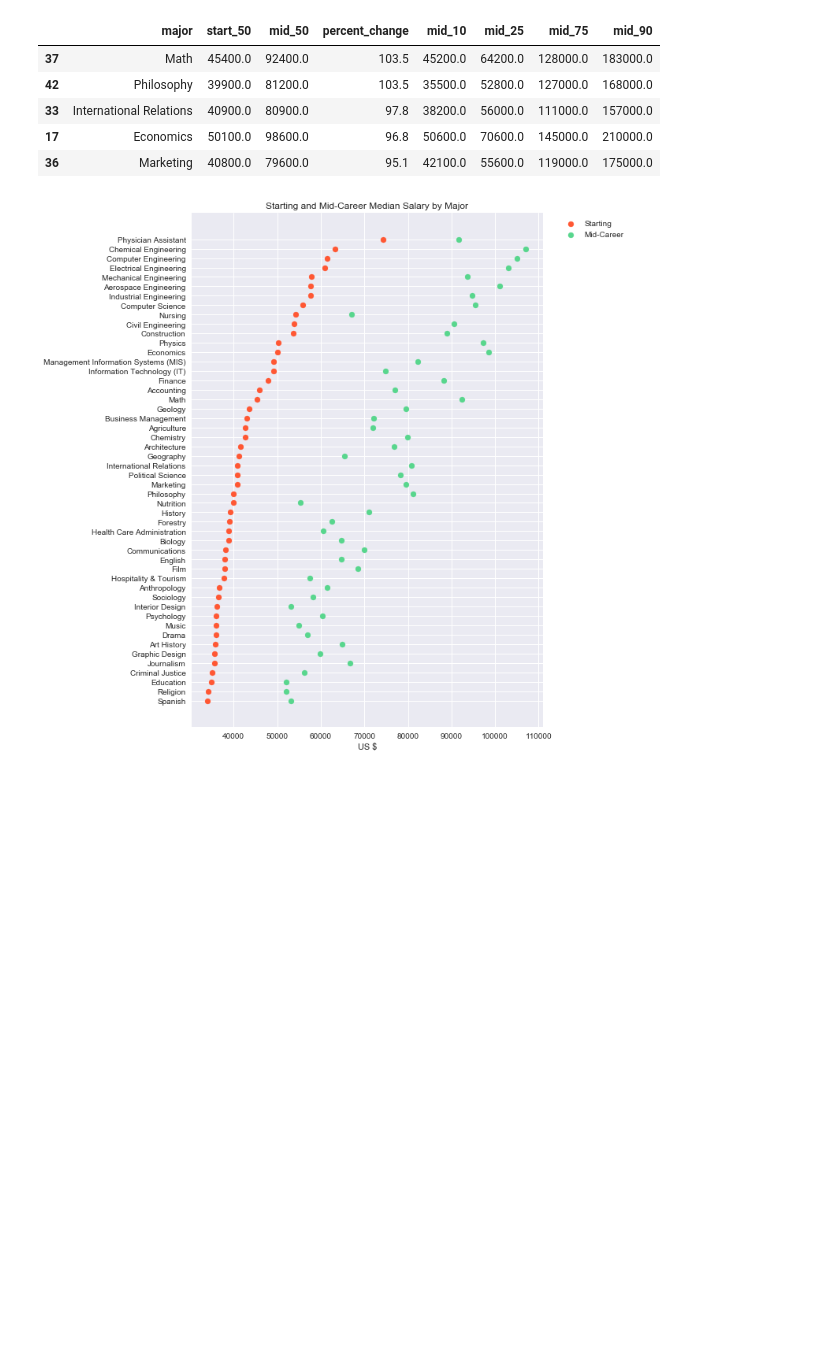
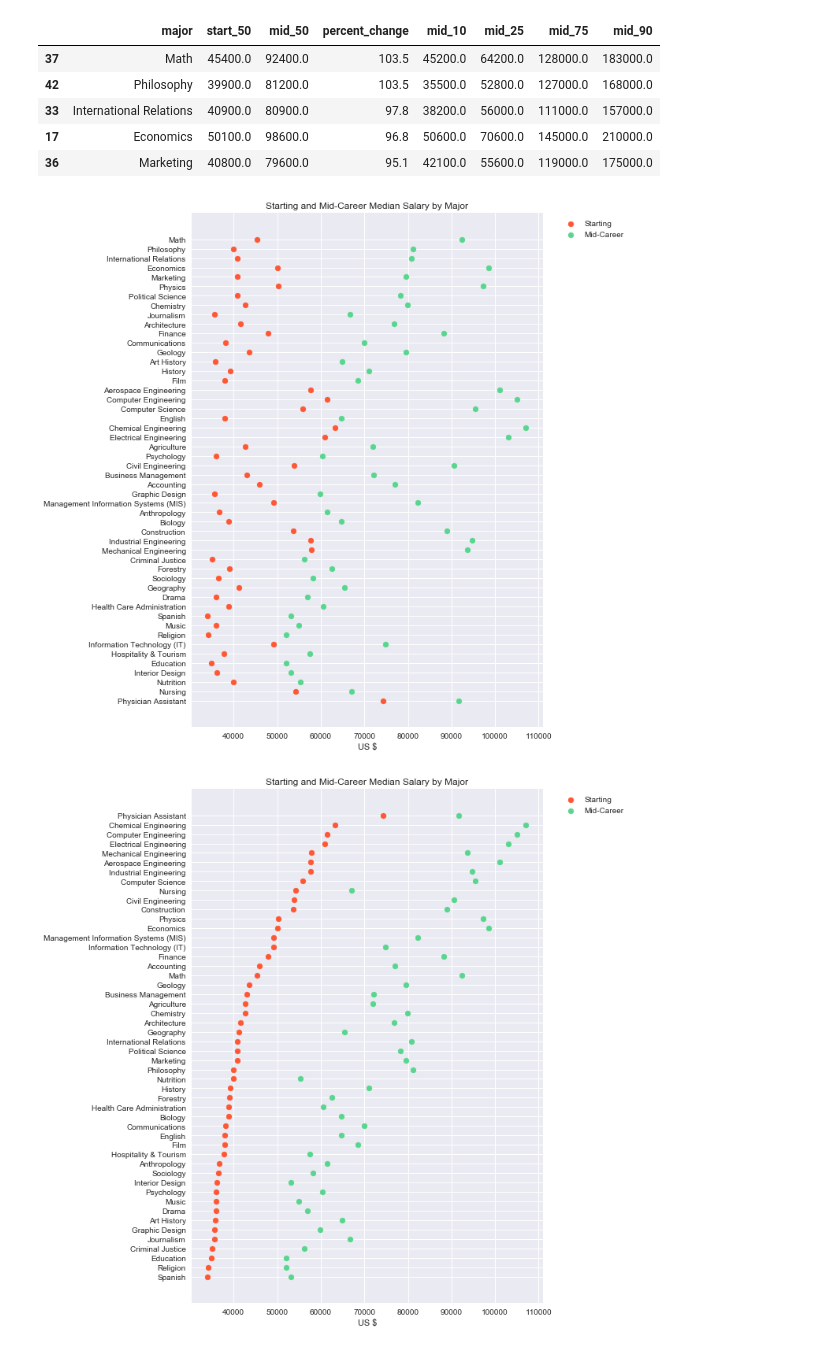
Before and after one commit to yang-official/experiments, a Jupyter notebook: college/college.ipynb, the cells around one changed output. Drawn from its saved outputs; the diff is of its cells as text; code cells hidden in the pictures; blank space fills up the shorter version.

Commit message:
updated graphs

```diff
--- a/college/college.ipynb
+++ b/college/college.ipynb
@@ -106,6 +106,29 @@ dpb.sort_values(by='percent_change', ascending=False).head()
 | 33 | International Relations | 40900.0 | 80900.0 | 97.8 | 38200.0 | 56000.0 | 111000.0 | 157000.0 |
 | 17 | Economics | 50100.0 | 98600.0 | 96.8 | 50600.0 | 70600.0 | 145000.0 | 210000.0 |
 | 36 | Marketing | 40800.0 | 79600.0 | 95.1 | 42100.0 | 55600.0 | 119000.0 | 175000.0 |
+# %%
+pld = dpb.sort_values(by='percent_change', ascending=False).reset_index()
+
+fig = plt.figure(figsize=(8,12))
+
+y = len(pld.index) - pld.index + 1
+labels = pld['major']
+
+plt.yticks(y, labels)
+
+x1 = pld['start_50']
+plt.scatter(x1, y, color='#FF5733', label='Starting')
+x2 = pld['mid_50']
+plt.scatter(x2, y, color='#58D68D', label='Mid-Career')
+
+plt.xlabel('US $')
+plt.ylabel('')
+plt.title('Starting and Mid-Career Median Salary by Major')
+plt.legend(loc='upper right', bbox_to_anchor=(1.25,1))
+
+plt.show()
+# %% [output]
+[figure, added]
 # %%
 pld = dpb.sort_values(by='start_50', ascending=False).reset_index()
 
```
